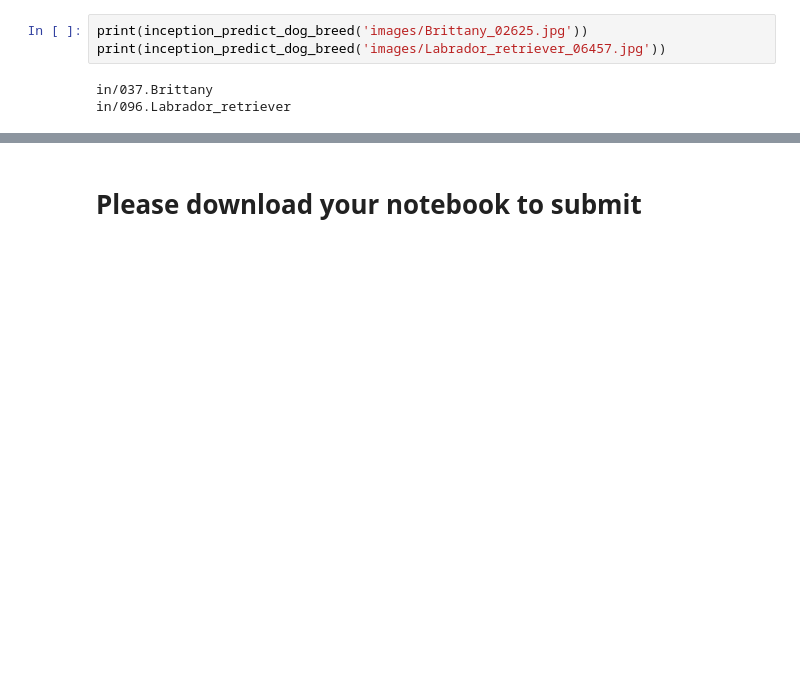
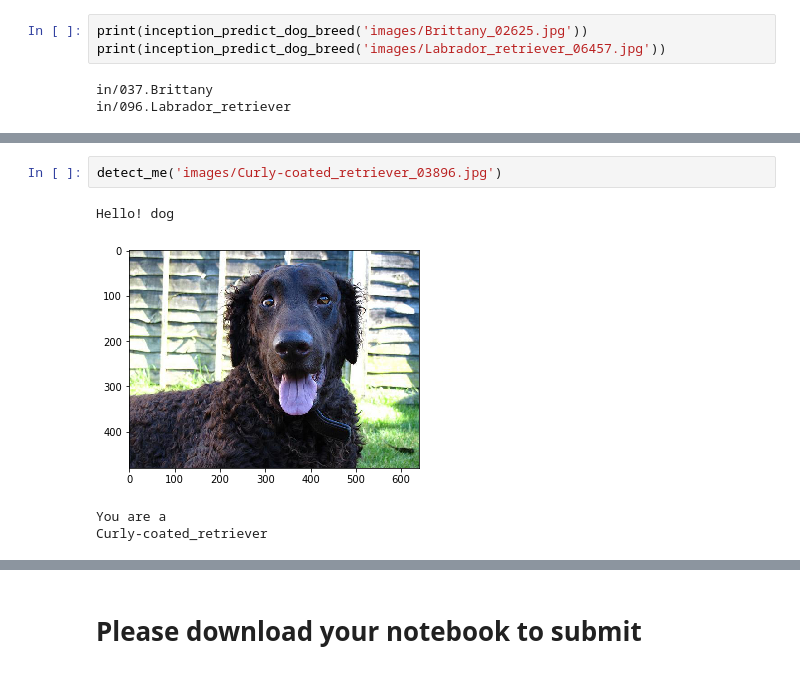
Before and after one commit to ezhilvendhan/dog-breed-classifier, a Jupyter notebook: dog_app.ipynb, the cells around one changed output, grey strips where cells are left out. Drawn from its saved outputs; the diff is of its cells as text; blank space fills up the shorter version.

```diff
--- a/dog_app.ipynb
+++ b/dog_app.ipynb
@@ -933,0 +965,7 @@ __Answer:__
+# %%
+detect_me('images/Curly-coated_retriever_03896.jpg')
+# %% [output]
+Hello! dog
+[figure, added]
+You are a
+Curly-coated_retriever
```
Also changed, not shown: parts of 19 cells of this notebook, 1 other file.
